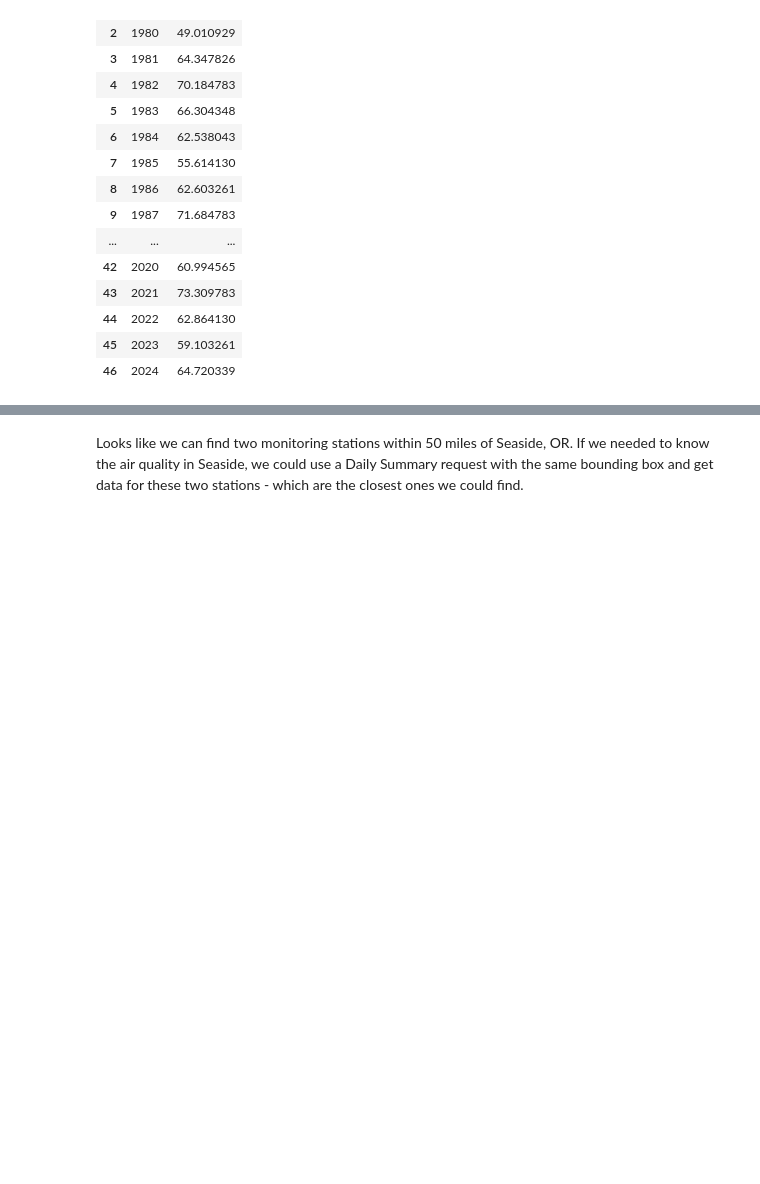
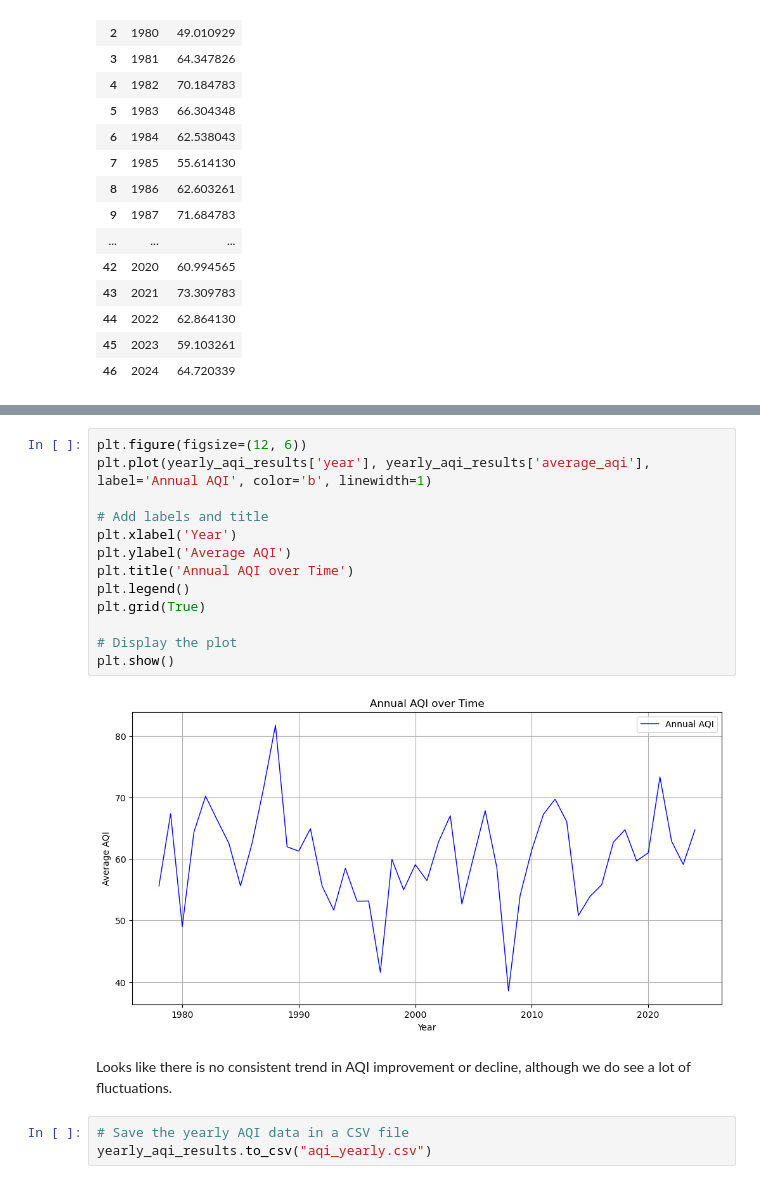
Before and after one commit to navya-eedula-uw/DATA-512-Wildfire-Analysis-Part-1, a Jupyter notebook: epa_air_quality_history_example.ipynb, the cells around one changed output, grey strips where cells are left out. Cells and saved outputs as stored; diff of their text form; blank space fills up the shorter version.

```diff
--- a/epa_air_quality_history_example.ipynb
+++ b/epa_air_quality_history_example.ipynb
@@ -1556,3 +1004,20 @@ Let's scale up some bounding boxes and see if we can find some monitoring statio
-# %% [markdown]
-
-Looks like we can find two monitoring stations within 50 miles of Seaside, OR. If we needed to know the air quality in Seaside, we could use a Daily Summary request with the same bounding box and get data for these two stations - which are the closest ones we could find.
+# %%
+plt.figure(figsize=(12, 6))
+plt.plot(yearly_aqi_results['year'], yearly_aqi_results['average_aqi'], label='Annual AQI', color='b', linewidth=1)
+
+# Add labels and title
+plt.xlabel('Year')
+plt.ylabel('Average AQI')
+plt.title('Annual AQI over Time')
+plt.legend()
+plt.grid(True)
+
+# Display the plot
+plt.show()
+# %% [output]
+[figure, added]
+# %% [markdown]
+Looks like there is no consistent trend in AQI improvement or decline, although we do see a lot of fluctuations.
+# %%
+# Save the yearly AQI data in a CSV file
+yearly_aqi_results.to_csv("aqi_yearly.csv")
```
Also changed, not shown: parts of 64 cells of this notebook.
